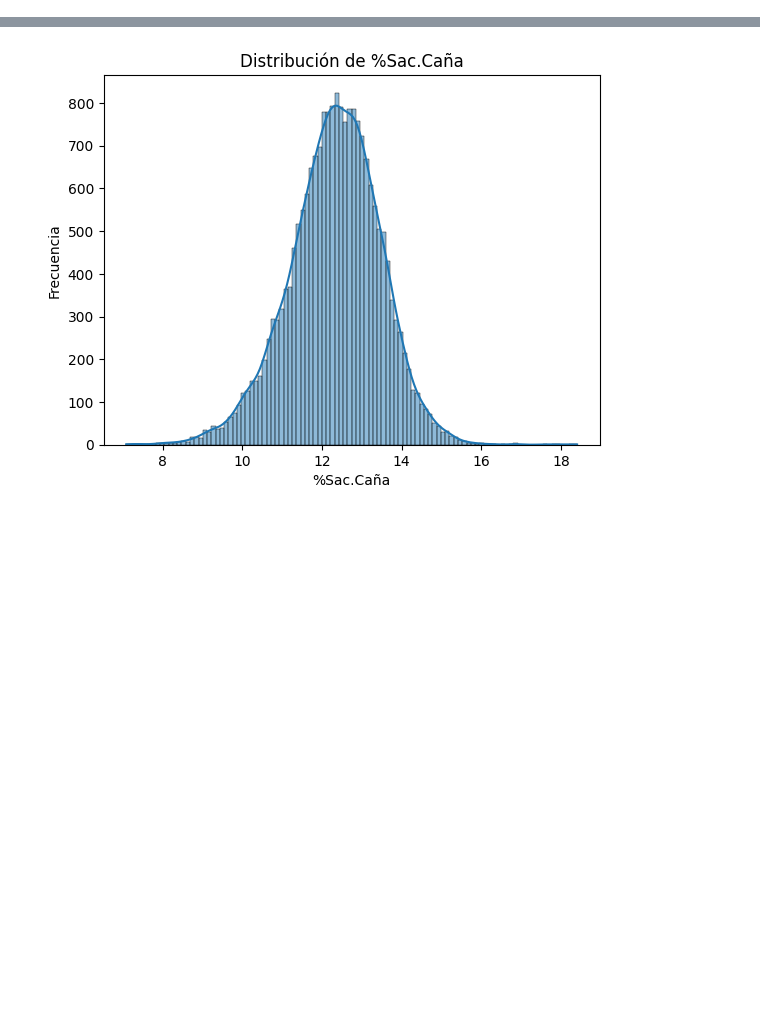
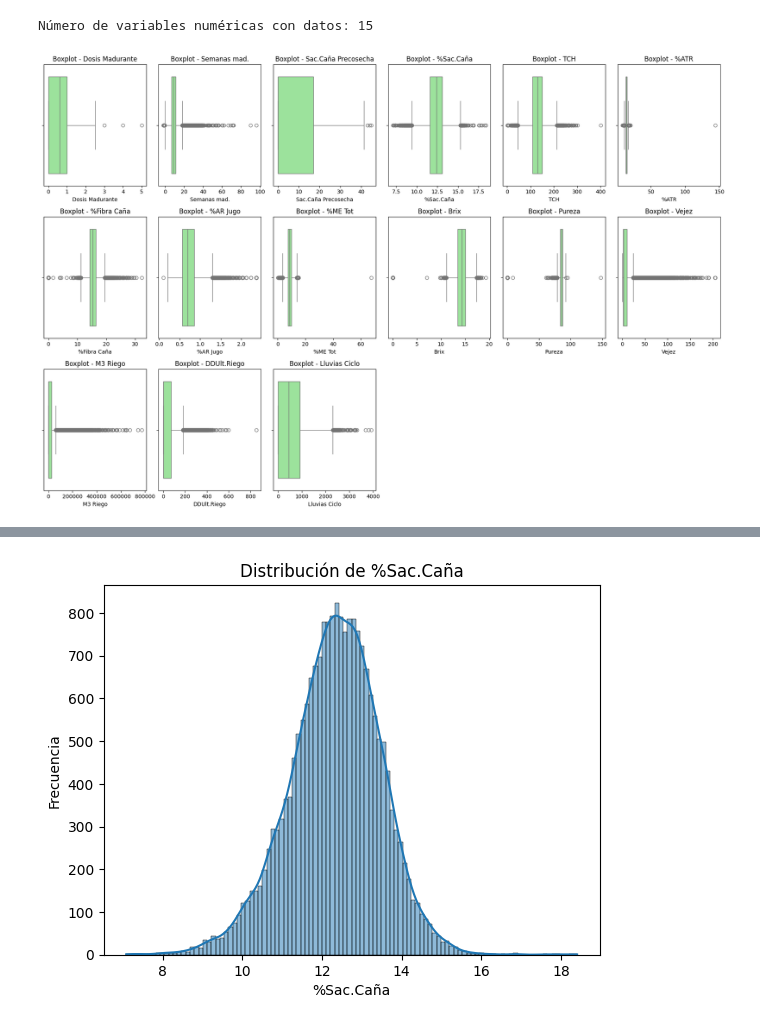
Before and after one commit to DiegoAlv9423/Taller_AC_2025, a Jupyter notebook: Taller_finalAC.ipynb, the cells around one changed output, grey strips where cells are left out. Drawn from its saved outputs; the diff is of its cells as text; code cells hidden in the pictures; blank space fills up the shorter version.

```diff
--- a/Taller_finalAC.ipynb
+++ b/Taller_finalAC.ipynb
@@ -55,0 +20,4 @@ Se seleccionaron las X para ambas variables dependientes JOHANA
+# %%
+###Importar base de datos de La Providencia
+urlgithub = 'https://raw.githubusercontent.com/DiegoAlv9423/Taller_AC_2025/main/HISTORICO_SUERTES.xlsx'
+db = pd.read_excel(urlgithub)
@@ -82,0 +142,16 @@ TAREA: detectar valores faltantes y posibles outliers. JOHANA hacerlo variable a
+# %%
+##Antes de verificar los outliers, se eliminan las variables que contienen mas de un 60% de datos faltantes.
+
+# Porcentaje de valores faltantes
+miss_data = X.isnull().sum() / len(X) * 100
+
+# Variables que tienen más del 70% de valores faltantes
+vardrop = miss_data[miss_data >= 50].index
+print(f"Variables a eliminar por tener más del 70% de valores faltantes: {vardrop}")
+
+# Paso 3: Eliminar las columnas identificadas
+X_clean = X.drop(vardrop, axis=1)
+
+# Paso 4: Verificar el nuevo tamaño del DataFrame después de eliminar columnas
+print(f"Tamaño de X antes: {X.shape}")
+print(f"Tamaño de X después de eliminar columnas: {X_clean.shape}")
@@ -82,0 +210,30 @@ TAREA: detectar valores faltantes y posibles outliers. JOHANA hacerlo variable a
+# %%
+import matplotlib.pyplot as plt
+import seaborn as sns
+
+# Get numerical columns from X_clean, ensuring they exist
+num_columns = X_clean.select_dtypes(include=['float64', 'int64']).columns
+numerical_columns_clean = [col for col in num_columns if col in X_clean.columns and X_clean[col].notnull().any()]
+print(f'Número de variables numéricas con datos: {len(numerical_columns_clean)}')
+
+# Calculate the number of rows and columns for visualization
+n = len(numerical_columns_clean)
+ncols = 6
+nrows = (n // ncols) + (n % ncols > 0)
+fig, axes = plt.subplots(nrows=nrows, ncols=ncols, figsize=(18, 12))
+axes = axes.flatten()
+
+# Create boxplots for each variable
+for i, col in enumerate(numerical_columns_clean):
+    sns.boxplot(x=X_clean[col], ax=axes[i], color='lightgreen')
+    axes[i].set_title(f'Boxplot - {col}')
+
+# Remove empty subplots
+for i in range(n, len(axes)):
+    fig.delaxes(axes[i])
+
+plt.tight_layout()
+plt.show()
+# %% [output]
+Número de variables numéricas con datos: 15
+[figure, added]
```
Also changed, not shown: parts of 45 cells of this notebook.
